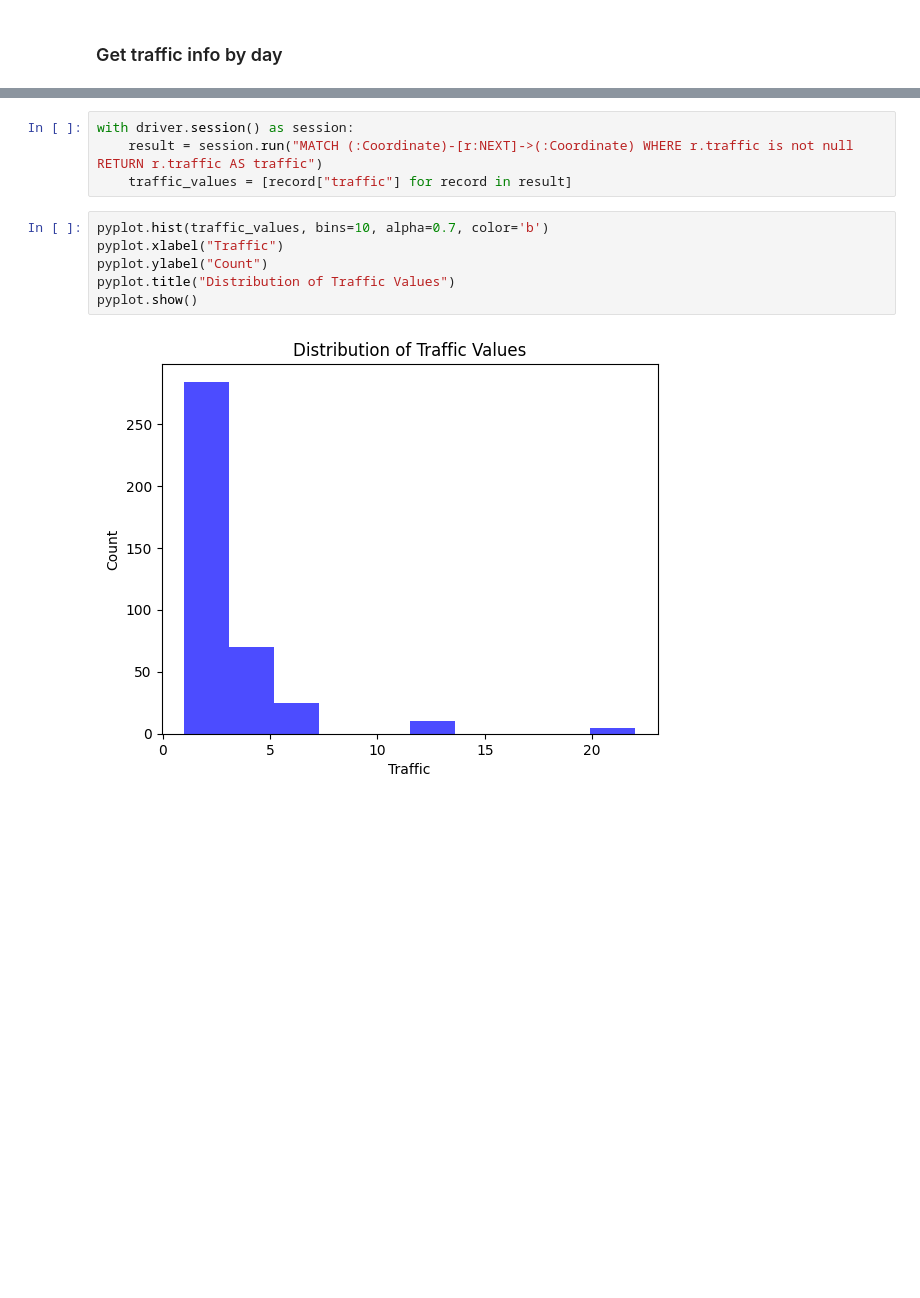
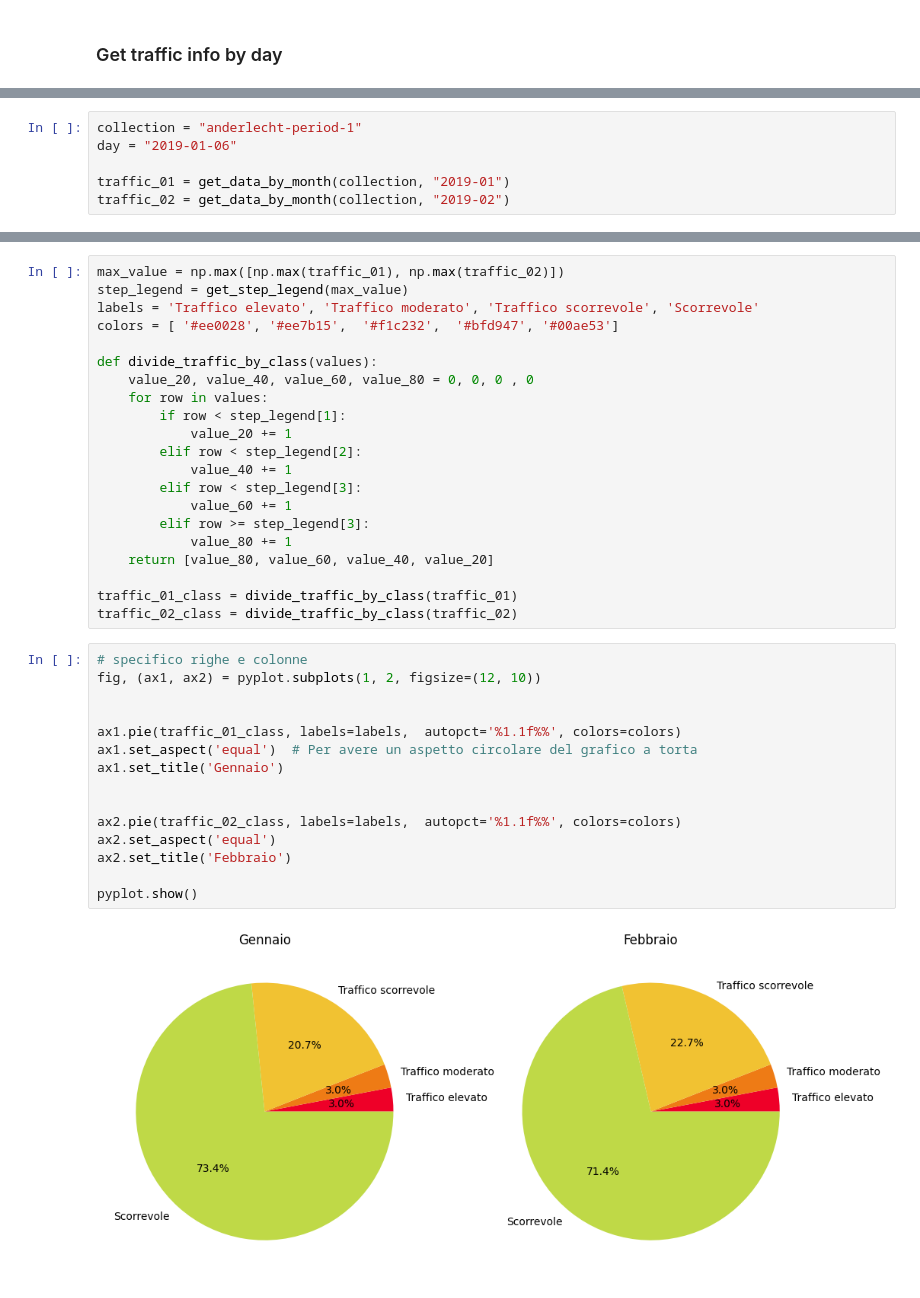
Before and after one commit to ares-17/freight-transport-data, a Jupyter notebook: neo4j/notebook/progetto.ipynb, the cells around one changed output, grey strips where cells are left out. Drawn from its saved outputs; the diff is of its cells as text; blank space fills up the shorter version.

```diff
--- a/neo4j/notebook/progetto.ipynb
+++ b/neo4j/notebook/progetto.ipynb
@@ -144,0 +157,6 @@ m
+# %%
+collection = "anderlecht-period-1"
+day = "2019-01-06"
+
+traffic_01 = get_data_by_month(collection, "2019-01")
+traffic_02 = get_data_by_month(collection, "2019-02")
@@ -147,12 +168,38 @@ m
-# %%
-with driver.session() as session:
-    result = session.run("MATCH (:Coordinate)-[r:NEXT]->(:Coordinate) WHERE r.traffic is not null RETURN r.traffic AS traffic")
-    traffic_values = [record["traffic"] for record in result]
-# %%
-pyplot.hist(traffic_values, bins=10, alpha=0.7, color='b')
-pyplot.xlabel("Traffic")
-pyplot.ylabel("Count")
-pyplot.title("Distribution of Traffic Values")
-pyplot.show()
-# %% [output]
-[figure, removed]
+# %%
+max_value = np.max([np.max(traffic_01), np.max(traffic_02)])
+step_legend = get_step_legend(max_value)
+labels = 'Traffico elevato', 'Traffico moderato', 'Traffico scorrevole', 'Scorrevole'
+colors = [ '#ee0028', '#ee7b15',  '#f1c232',  '#bfd947', '#00ae53']
+
+def divide_traffic_by_class(values):
+    value_20, value_40, value_60, value_80 = 0, 0, 0 , 0
+    for row in values:
+        if row < step_legend[1]:
+            value_20 += 1
+        elif row < step_legend[2]:
+            value_40 += 1
+        elif row < step_legend[3]:
+            value_60 += 1
+        elif row >= step_legend[3]:
+            value_80 += 1
+    return [value_80, value_60, value_40, value_20]
+
+traffic_01_class = divide_traffic_by_class(traffic_01)
+traffic_02_class = divide_traffic_by_class(traffic_02)
+# %%
+# specifico righe e colonne
+fig, (ax1, ax2) = pyplot.subplots(1, 2, figsize=(12, 10))
+
+
+ax1.pie(traffic_01_class, labels=labels,  autopct='%1.1f%%', colors=colors)
+ax1.set_aspect('equal')  # Per avere un aspetto circolare del grafico a torta
+ax1.set_title('Gennaio')
+
+
+ax2.pie(traffic_02_class, labels=labels,  autopct='%1.1f%%', colors=colors)
+ax2.set_aspect('equal')
+ax2.set_title('Febbraio')
+
+pyplot.show()
+# %% [output]
+[figure, added]
```
Also changed, not shown: parts of 18 cells of this notebook, 2 other files.
